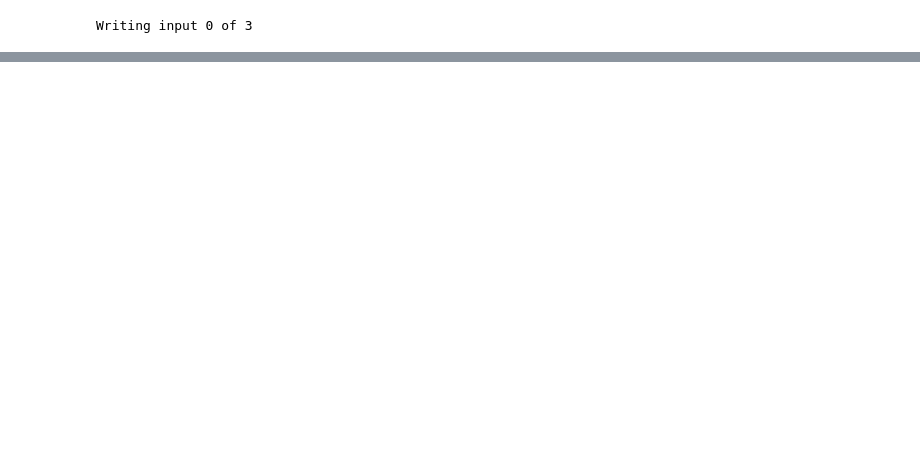
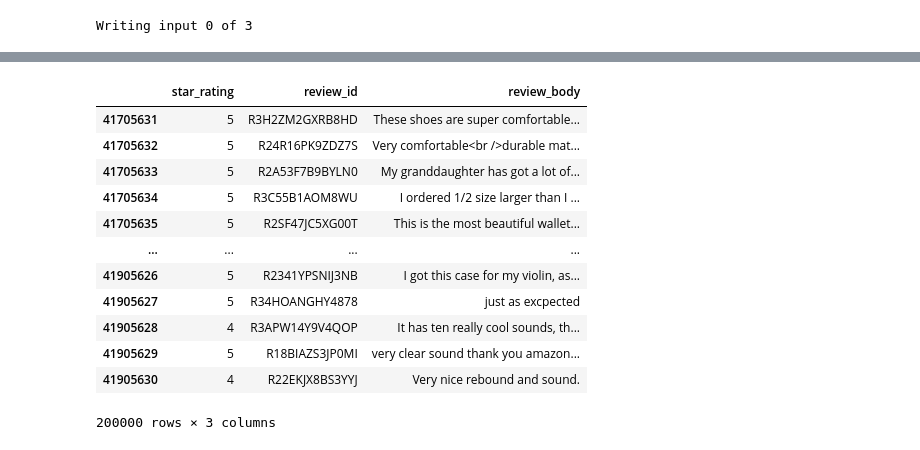
Before and after one commit to developer-onizuka/MachineLearningOnAWS, a Jupyter notebook: BERT-embedding-from-text.ipynb, the cells around one changed output, grey strips where cells are left out. Saved outputs shown, nothing was run; the diff lists cells and outputs as text; code cells hidden in the pictures; blank space fills up the shorter version.

```diff
--- a/BERT-embedding-from-text.ipynb
+++ b/BERT-embedding-from-text.ipynb
@@ -304,3 +321,23 @@ df
+# %%
+df2['review_id'] = df2['review_id'].str.decode("utf-8")
+# %%
+df2['review_body'] = df2['review_body'].str.decode("utf-8","ignore")
+# %%
+df2
+# %% [output]
+|  | star_rating | review_id | review_body |
+| 41705631 | 5 | R3H2ZM2GXRB8HD | These shoes are super comfortable... |
+| 41705632 | 5 | R24R16PK9ZDZ7S | Very comfortable<br />durable mat... |
+| 41705633 | 5 | R2A53F7B9BYLN0 | My granddaughter has got a lot of... |
+| 41705634 | 5 | R3C55B1AOM8WU | I ordered 1/2 size larger than I ... |
+| 41705635 | 5 | R2SF47JC5XG00T | This is the most beautiful wallet... |
+| ... | ... | ... | ... |
+| 41905626 | 5 | R2341YPSNIJ3NB | I got this case for my violin, as... |
+| 41905627 | 5 | R34HOANGHY4878 | just as excpected |
+| 41905628 | 4 | R3APW14Y9V4QOP | It has ten really cool sounds, th... |
+| 41905629 | 5 | R18BIAZS3JP0MI | very clear sound thank you amazon... |
+| 41905630 | 4 | R22EKJX8BS3YYJ | Very nice rebound and sound. |
+200000 rows × 3 columns
 # %%
 print(f"df Memory Usage: {df.memory_usage(deep=True).sum() / 1024**3} GB")
 # %% [output]
```
Also changed, not shown: parts of 27 cells of this notebook, 1 other file.
